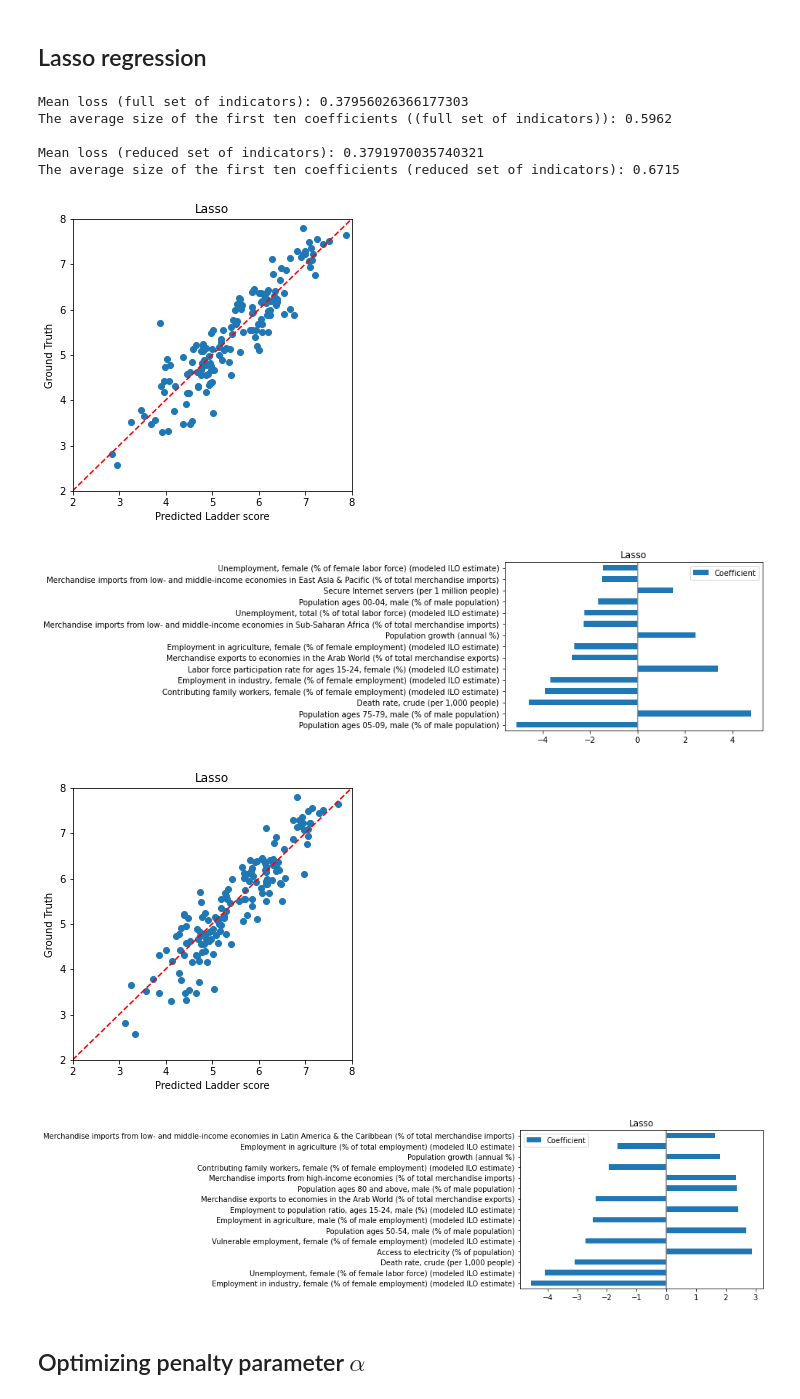
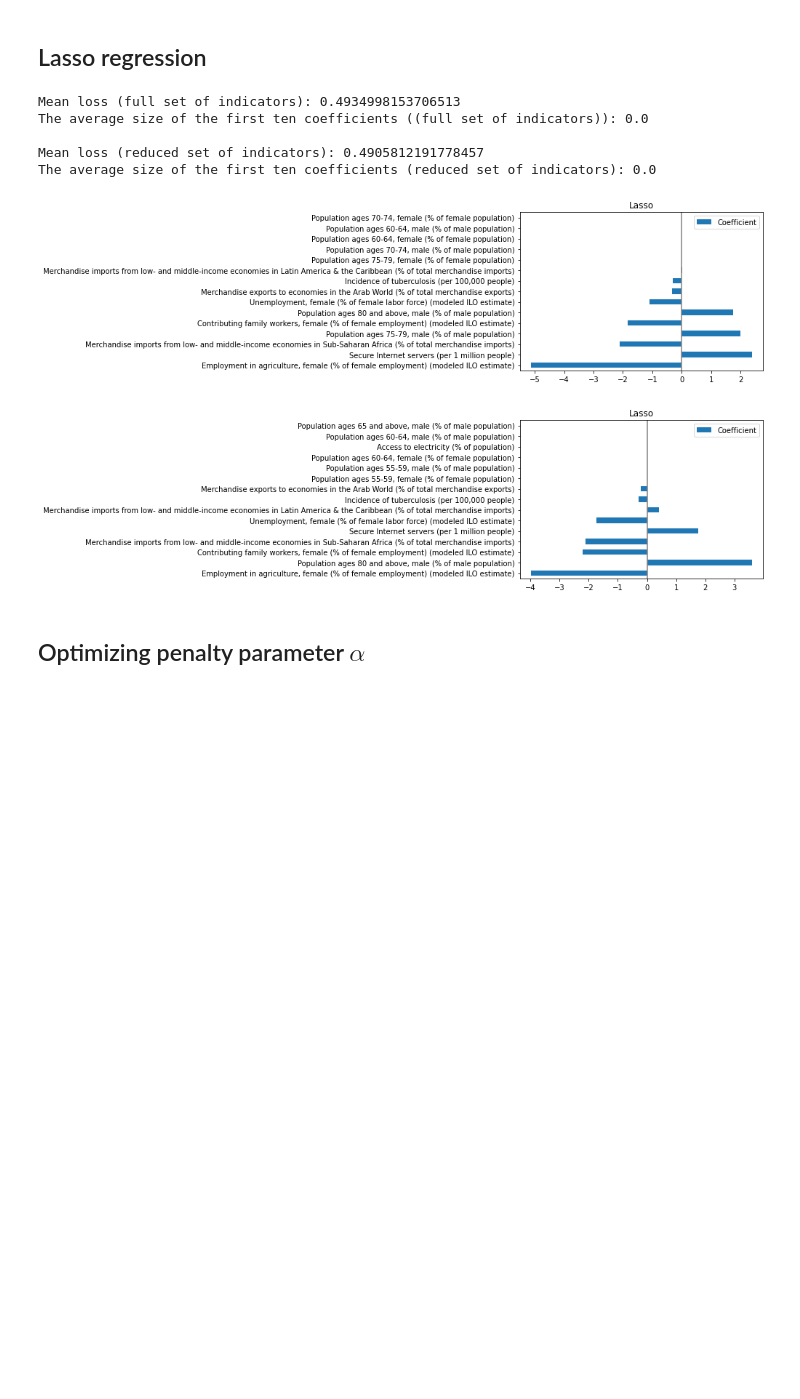
Before and after one commit to c-eberle/Data-Literacy-project, a Jupyter notebook: 04_regression_analysis_part3.ipynb, the cells around one changed output. Cells and saved outputs as stored; diff of their text form; code cells hidden in the pictures; blank space fills up the shorter version.

```diff
--- a/04_regression_analysis_part3.ipynb
+++ b/04_regression_analysis_part3.ipynb
@@ -61,33 +61,28 @@ The average size of the first ten coefficients (reduced set of indicators): [ 0.
 # %% [markdown]
 ## Lasso regression
 # %%
-lasso = sklearn.linear_model.Lasso(alpha=0.001)
+lasso = sklearn.linear_model.Lasso(alpha=0.01)
 # %%
 # For the full dense indicator data
-loss_list, mean_loss, coef_list, avg_coefs = utils.n_fold_ceval(reg_model=lasso, n=1000, data=wb_data, gt=whr_data, test_size=test_size, scaling="normalize")
+loss_list, mean_loss, coef_list, avg_coefs = ana_utils.n_fold_ceval(reg_model=lasso, n=1000, data=wb_data, gt=whr_data, test_size=test_size, scaling="normalize")
 print("Mean loss (full set of indicators):", mean_loss)
 print("The average size of the first ten coefficients ((full set of indicators)):", avg_coefs, "\n")
-utils.visualize_predictions(reg_model=lasso, data=wb_data, gt=whr_data)
-utils.visualize_coefs(reg_model=lasso, indicators=wb_data.columns.values, n=15)
+#vis_utils.visualize_predictions(reg_model=lasso, data=wb_data, gt=whr_data)
+vis_utils.visualize_coefs(reg_model=lasso, indicators=wb_data.columns.values, n=15)
 
-# reset lasso parameters before re-training
-lasso = sklearn.linear_model.Lasso(alpha=0.001)
-
-loss_list, mean_loss, coef_list, avg_coefs = utils.n_fold_ceval(reg_model=lasso, n=1000, data=wb_data, gt=whr_data, test_size=test_size, scaling="normalize")
+loss_list, mean_loss, coef_list, avg_coefs = ana_utils.n_fold_ceval(reg_model=lasso, n=1000, data=wb_data_short, gt=whr_data, test_size=test_size, scaling="normalize")
 print("Mean loss (reduced set of indicators):", mean_loss)
 print("The average size of the first ten coefficients (reduced set of indicators):", avg_coefs)
-utils.visualize_predictions(reg_model=lasso, data=wb_data, gt=whr_data)
-utils.visualize_coefs(reg_model=lasso, indicators=wb_data.columns.values, n=15)
+#vis_utils.visualize_predictions(reg_model=lasso, data=wb_data, gt=whr_data)
+vis_utils.visualize_coefs(reg_model=lasso, indicators=wb_data_short.columns.values, n=15)
 # %% [output]
-Mean loss (full set of indicators): 0.37956026366177303
-The average size of the first ten coefficients ((full set of indicators)): 0.5962
+Mean loss (full set of indicators): 0.4934998153706513
+The average size of the first ten coefficients ((full set of indicators)): 0.0
 
-Mean loss (reduced set of indicators): 0.3791970035740321
-The average size of the first ten coefficients (reduced set of indicators): 0.6715
+Mean loss (reduced set of indicators): 0.4905812191778457
+The average size of the first ten coefficients (reduced set of indicators): 0.0
-[figure, old version]
+[figure, new version]
-[figure, old version]
+[figure, new version]
-[figure, removed]
-[figure, removed]
 # %% [markdown]
 ## Optimizing penalty parameter $\alpha$
 # %%
```
Also changed, not shown: parts of 8 cells of this notebook.
